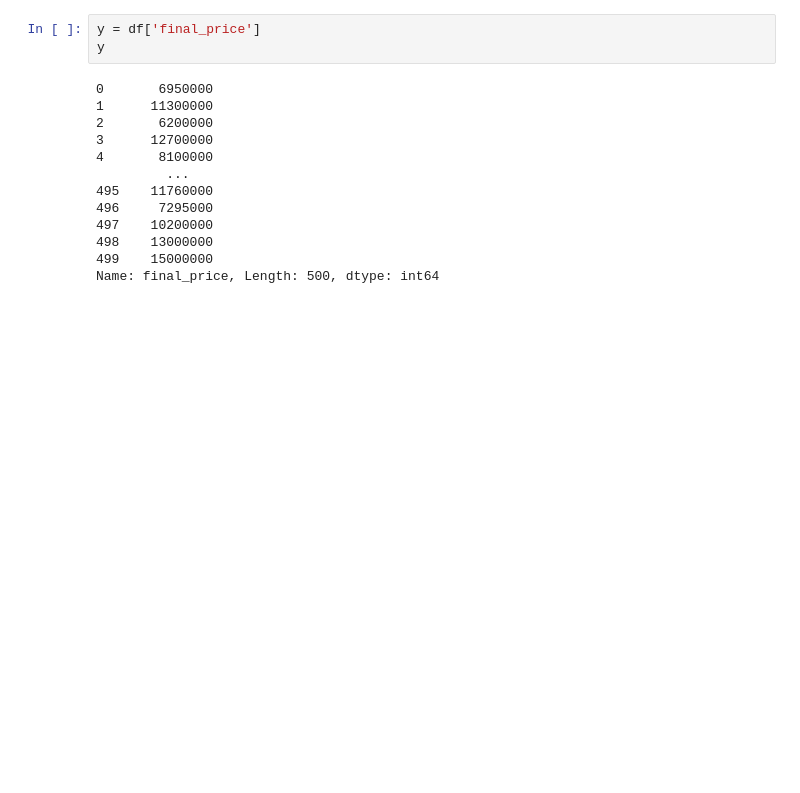
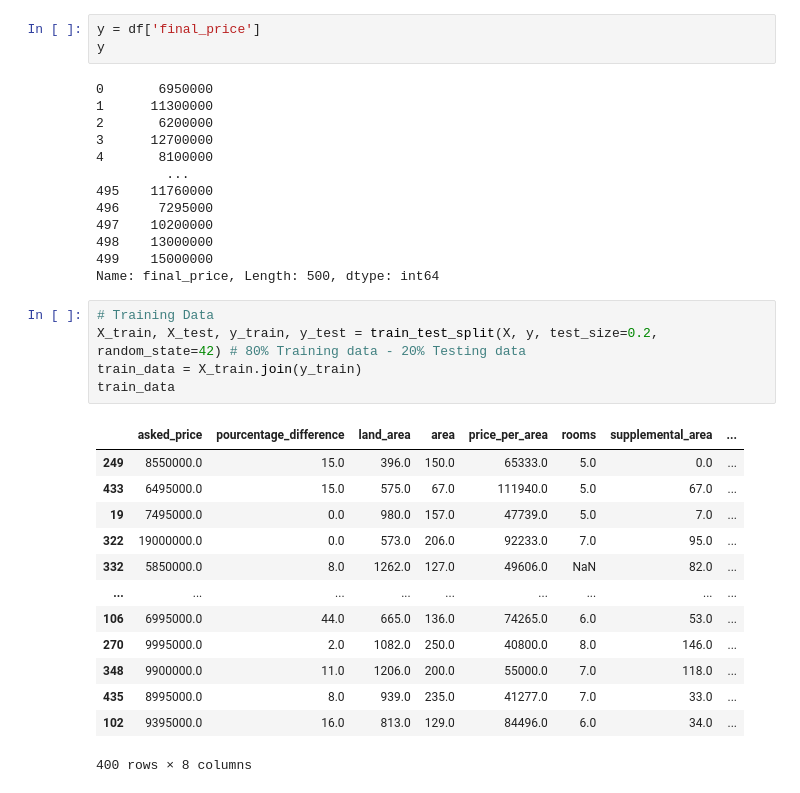
Before and after one commit to AndresTrujillo1811-bit/data-pipeline-for-ml_examensarbete, a Jupyter notebook: machine_learning/house_prices_pred.ipynb, the cells around one changed output. Drawn from its saved outputs; the diff is of its cells as text; blank space fills up the shorter version.

```diff
--- a/machine_learning/house_prices_pred.ipynb
+++ b/machine_learning/house_prices_pred.ipynb
@@ -63,3 +67,22 @@ y
 498    13000000
 499    15000000
 Name: final_price, Length: 500, dtype: int64
+# %%
+# Training Data
+X_train, X_test, y_train, y_test = train_test_split(X, y, test_size=0.2, random_state=42) # 80% Training data - 20% Testing data
+train_data = X_train.join(y_train)
+train_data
+# %% [output]
+|  | asked_price | pourcentage_difference | land_area | area | price_per_area | rooms | supplemental_area | ... |
+| 249 | 8550000.0 | 15.0 | 396.0 | 150.0 | 65333.0 | 5.0 | 0.0 | ... |
+| 433 | 6495000.0 | 15.0 | 575.0 | 67.0 | 111940.0 | 5.0 | 67.0 | ... |
+| 19 | 7495000.0 | 0.0 | 980.0 | 157.0 | 47739.0 | 5.0 | 7.0 | ... |
+| 322 | 19000000.0 | 0.0 | 573.0 | 206.0 | 92233.0 | 7.0 | 95.0 | ... |
+| 332 | 5850000.0 | 8.0 | 1262.0 | 127.0 | 49606.0 | NaN | 82.0 | ... |
+| ... | ... | ... | ... | ... | ... | ... | ... | ... |
+| 106 | 6995000.0 | 44.0 | 665.0 | 136.0 | 74265.0 | 6.0 | 53.0 | ... |
+| 270 | 9995000.0 | 2.0 | 1082.0 | 250.0 | 40800.0 | 8.0 | 146.0 | ... |
+| 348 | 9900000.0 | 11.0 | 1206.0 | 200.0 | 55000.0 | 7.0 | 118.0 | ... |
+| 435 | 8995000.0 | 8.0 | 939.0 | 235.0 | 41277.0 | 7.0 | 33.0 | ... |
+| 102 | 9395000.0 | 16.0 | 813.0 | 129.0 | 84496.0 | 6.0 | 34.0 | ... |
+400 rows × 8 columns
```
Also changed, not shown: parts of 9 cells of this notebook, 3 other files.
